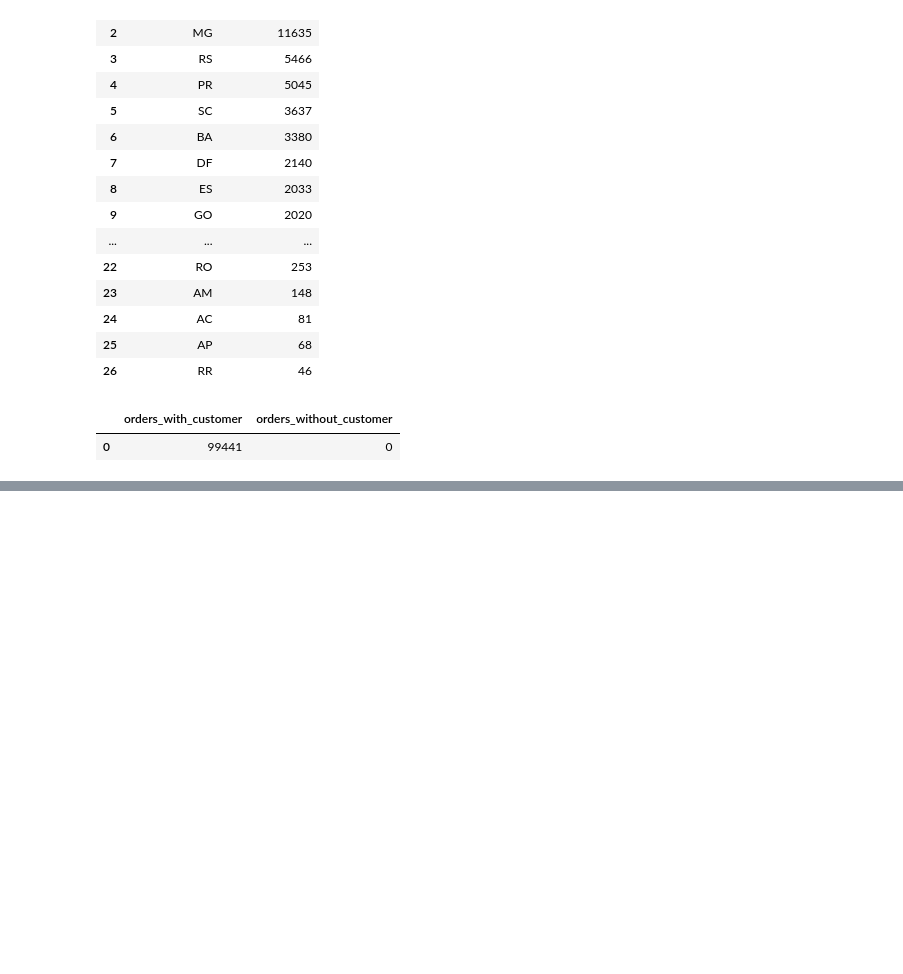
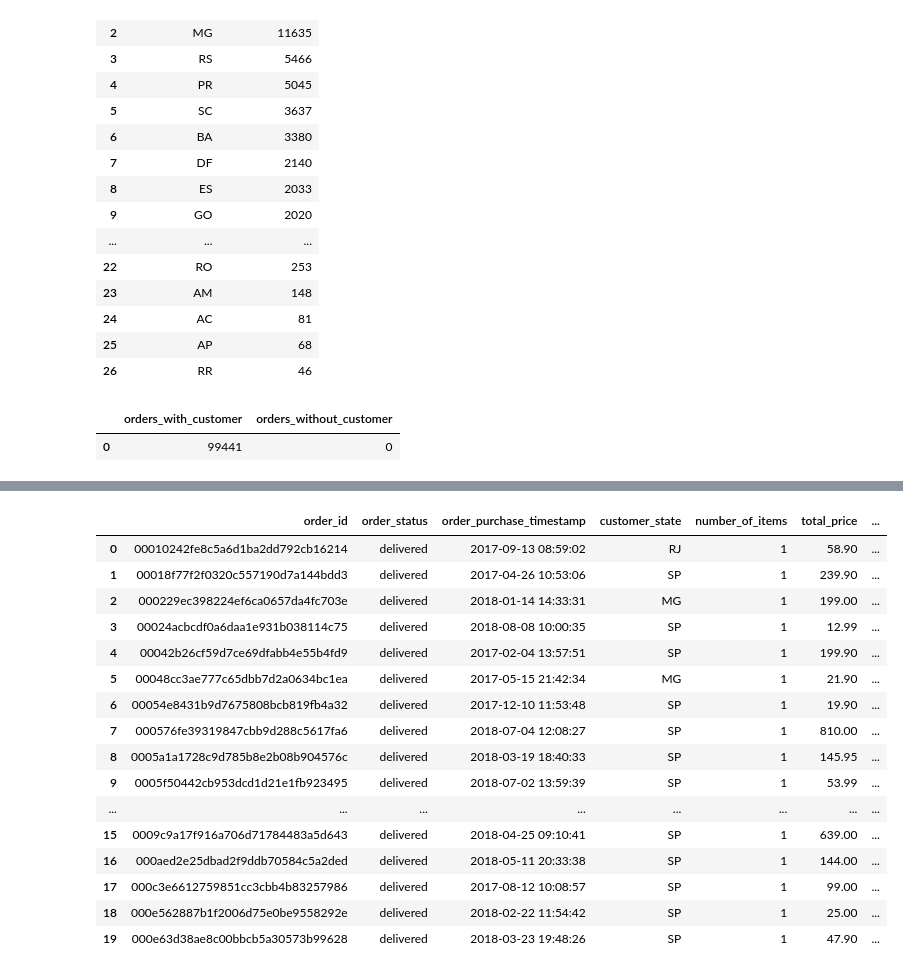
Before and after one commit to ouahiba99/MLOPS_training, a Jupyter notebook: task_1.ipynb, the cells around one changed output, grey strips where cells are left out. Cells and saved outputs as stored; diff of their text form; code cells hidden in the pictures; blank space fills up the shorter version.

```diff
--- a/task_1.ipynb
+++ b/task_1.ipynb
@@ -593,0 +1111,47 @@ else:
+# %%
+query = """
+SELECT
+    o.order_id,
+    o.order_status,
+    o.order_purchase_timestamp,
+    c.customer_state,
+    COUNT(oi.product_id) AS number_of_items,
+    SUM(oi.price) AS total_price,
+    SUM(oi.freight_value) AS total_freight
+
+FROM orders o
+
+JOIN customers c
+    ON o.customer_id = c.customer_id
+
+JOIN order_items oi
+    ON o.order_id = oi.order_id
+
+GROUP BY
+    o.order_id,
+    o.order_status,
+    o.order_purchase_timestamp,
+    c.customer_state
+
+LIMIT 20;
+"""
+
+pd.read_sql(query, engine)
+# %% [output]
+|  | order_id | order_status | order_purchase_timestamp | customer_state | number_of_items | total_price | ... |
+| 0 | 00010242fe8c5a6d1ba2dd792cb16214 | delivered | 2017-09-13 08:59:02 | RJ | 1 | 58.90 | ... |
+| 1 | 00018f77f2f0320c557190d7a144bdd3 | delivered | 2017-04-26 10:53:06 | SP | 1 | 239.90 | ... |
+| 2 | 000229ec398224ef6ca0657da4fc703e | delivered | 2018-01-14 14:33:31 | MG | 1 | 199.00 | ... |
+| 3 | 00024acbcdf0a6daa1e931b038114c75 | delivered | 2018-08-08 10:00:35 | SP | 1 | 12.99 | ... |
+| 4 | 00042b26cf59d7ce69dfabb4e55b4fd9 | delivered | 2017-02-04 13:57:51 | SP | 1 | 199.90 | ... |
+| 5 | 00048cc3ae777c65dbb7d2a0634bc1ea | delivered | 2017-05-15 21:42:34 | MG | 1 | 21.90 | ... |
+| 6 | 00054e8431b9d7675808bcb819fb4a32 | delivered | 2017-12-10 11:53:48 | SP | 1 | 19.90 | ... |
+| 7 | 000576fe39319847cbb9d288c5617fa6 | delivered | 2018-07-04 12:08:27 | SP | 1 | 810.00 | ... |
+| 8 | 0005a1a1728c9d785b8e2b08b904576c | delivered | 2018-03-19 18:40:33 | SP | 1 | 145.95 | ... |
+| 9 | 0005f50442cb953dcd1d21e1fb923495 | delivered | 2018-07-02 13:59:39 | SP | 1 | 53.99 | ... |
+| ... | ... | ... | ... | ... | ... | ... | ... |
+| 15 | 0009c9a17f916a706d71784483a5d643 | delivered | 2018-04-25 09:10:41 | SP | 1 | 639.00 | ... |
+| 16 | 000aed2e25dbad2f9ddb70584c5a2ded | delivered | 2018-05-11 20:33:38 | SP | 1 | 144.00 | ... |
+| 17 | 000c3e6612759851cc3cbb4b83257986 | delivered | 2017-08-12 10:08:57 | SP | 1 | 99.00 | ... |
+| 18 | 000e562887b1f2006d75e0be9558292e | delivered | 2018-02-22 11:54:42 | SP | 1 | 25.00 | ... |
+| 19 | 000e63d38ae8c00bbcb5a30573b99628 | delivered | 2018-03-23 19:48:26 | SP | 1 | 47.90 | ... |
```
Also changed, not shown: parts of 25 cells of this notebook, 1 other file.
